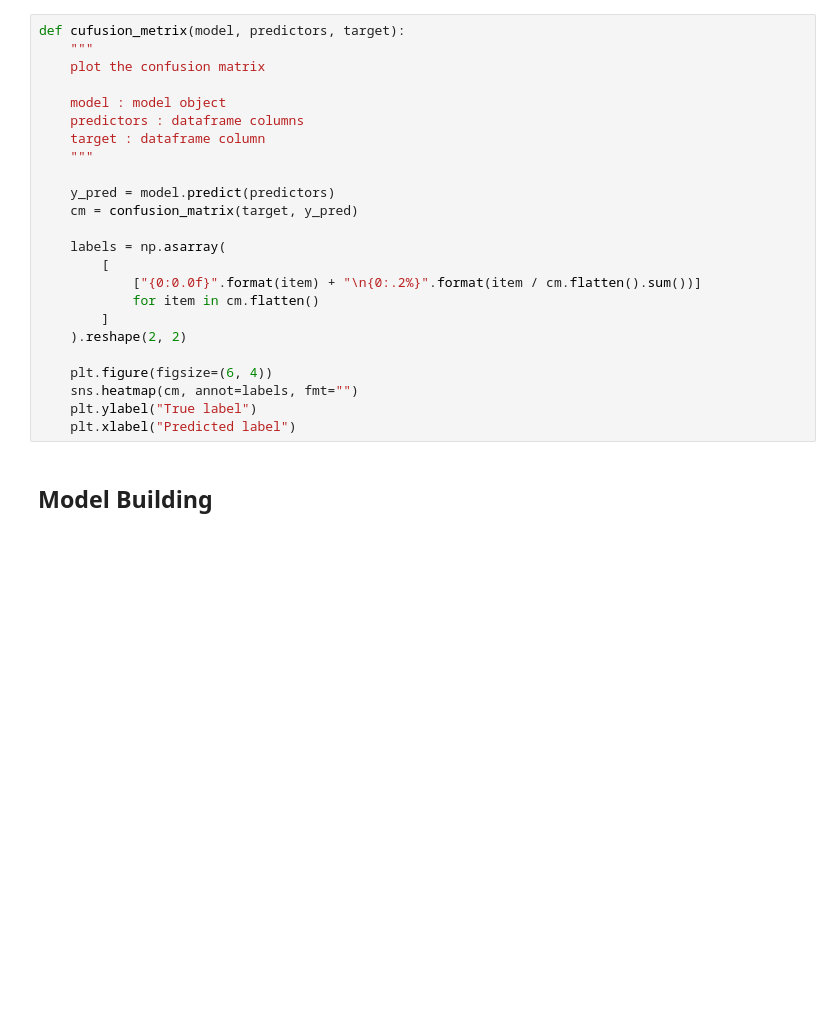
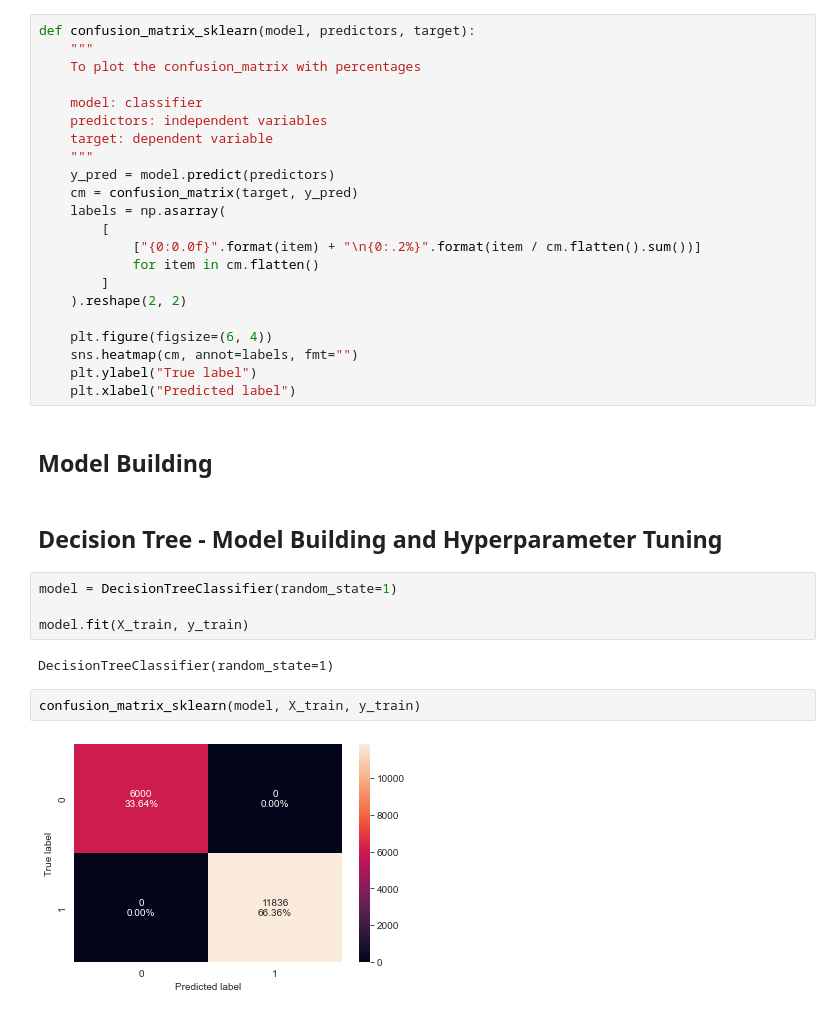
Before and after one commit to ArthurXia1031/Data_Science_Project, a Jupyter notebook: machine_learning/Easy_visa/easy_visa.ipynb, the cells around one changed output. Saved outputs shown, nothing was run; the diff lists cells and outputs as text; blank space fills up the shorter version.

```diff
--- a/machine_learning/Easy_visa/easy_visa.ipynb
+++ b/machine_learning/Easy_visa/easy_visa.ipynb
@@ -798,18 +797,16 @@ def model_performance_classification_sklearn(model, predictors, target):
 
     return df
 # %%
-def cufusion_metrix(model, predictors, target):
+def confusion_matrix_sklearn(model, predictors, target):
     """
-    plot the confusion matrix
+    To plot the confusion_matrix with percentages
 
-    model : model object
-    predictors : dataframe columns
-    target : dataframe column
+    model: classifier
+    predictors: independent variables
+    target: dependent variable
     """
-
     y_pred = model.predict(predictors)
     cm = confusion_matrix(target, y_pred)
-
     labels = np.asarray(
         [
             ["{0:0.0f}".format(item) + "\n{0:.2%}".format(item / cm.flatten().sum())]
@@ -823,3 +820,15 @@ def cufusion_metrix(model, predictors, target):
     plt.xlabel("Predicted label")
 # %% [markdown]
 ## Model Building
+# %% [markdown]
+## Decision Tree - Model Building and Hyperparameter Tuning
+# %%
+model = DecisionTreeClassifier(random_state=1)
+
+model.fit(X_train, y_train)
+# %% [output]
+DecisionTreeClassifier(random_state=1)
+# %%
+confusion_matrix_sklearn(model, X_train, y_train)
+# %% [output]
+[figure, added]
```
Also changed, not shown: parts of 105 cells of this notebook.
